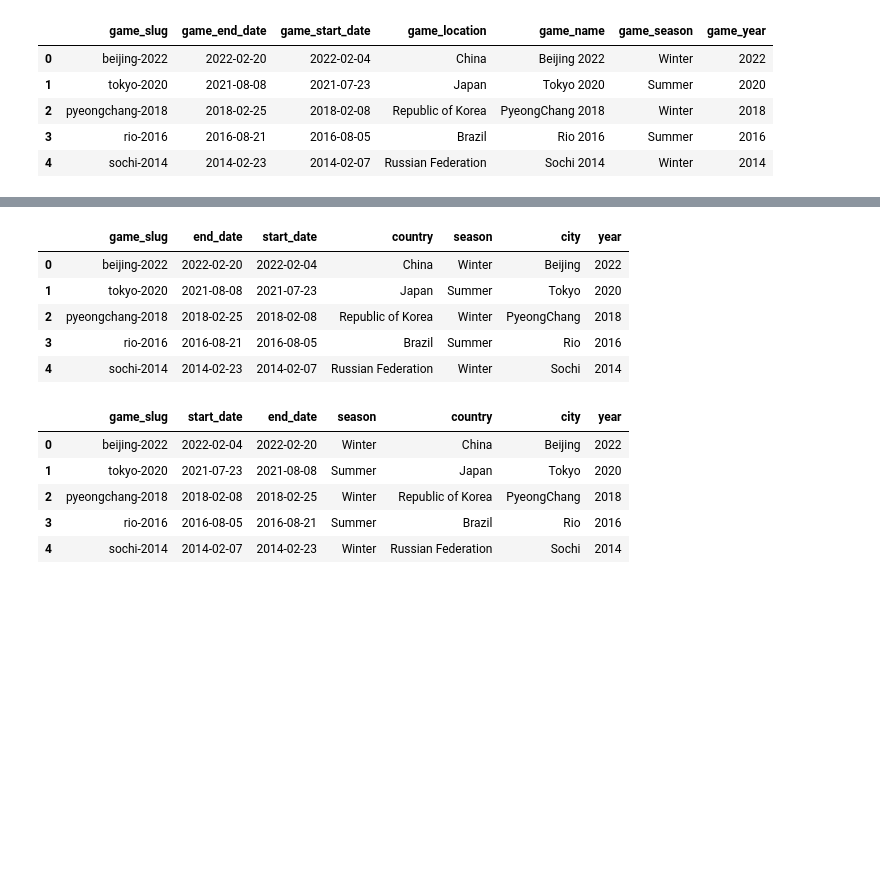
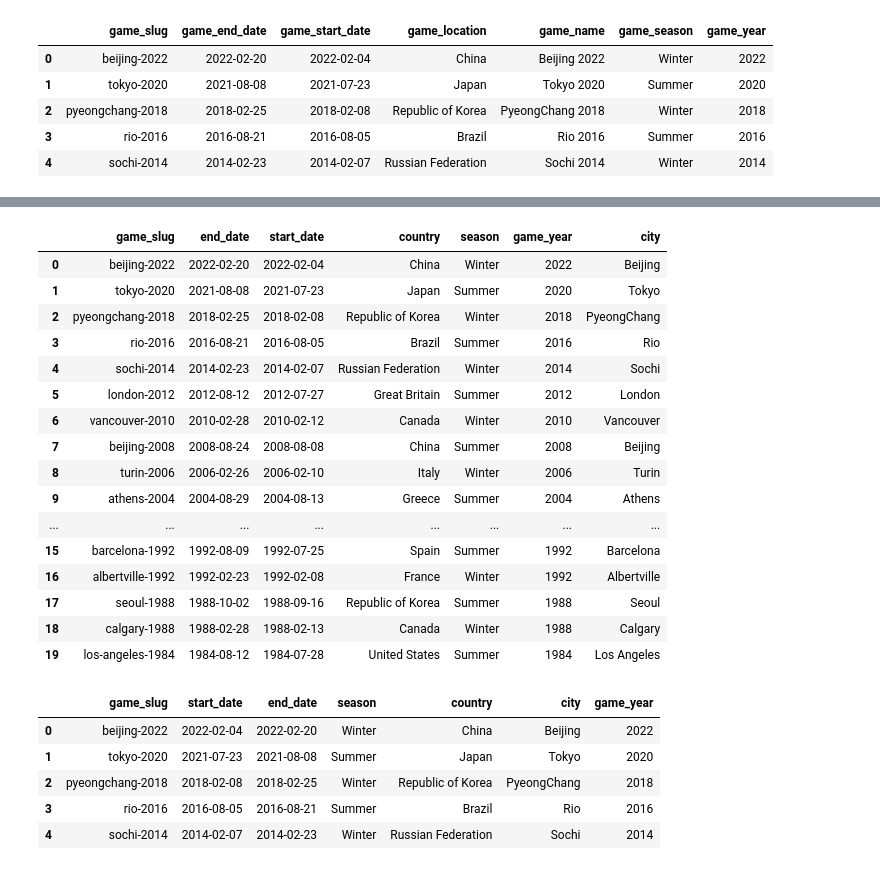
Before and after one commit to paoloarciaga/Olympics_Data_Engineering, a Jupyter notebook: Olympic_Files/Hosts_Cleaned.ipynb, the cells around one changed output, grey strips where cells are left out. Cells and saved outputs as stored; diff of their text form; code cells hidden in the pictures; blank space fills up the shorter version.

```diff
--- a/Olympic_Files/Hosts_Cleaned.ipynb
+++ b/Olympic_Files/Hosts_Cleaned.ipynb
@@ -38,6 +38,12 @@ host_data.head()
 # Create new columns for city and year
 host_data[['city', 'year']] = host_data['game_name'].str.split(' ', n=1, expand=True)
 
-# Display the first few rows
-host_data.head()
+# Merge back the remaining parts of the city name
+host_data['city'] = host_data.apply(lambda x: ' '.join([x['city'], x['year']]), axis=1)
+
+# Drop the 'year' column
+host_data.drop('year', axis=1, inplace=True)
+
+# Display the modified DataFrame
+host_data.head(20)
 # %% [output]
@@ -49,0 +67,6 @@ host_data.head()
+# %%
+# Split the city and year in the 'city' column
+host_data[['city', 'year']] = host_data['game_name'].str.rsplit(' ', n=1, expand=True)
+
+# Display the modified DataFrame
+host_data.head(20)
@@ -50,7 +91,7 @@ host_data.head()
 # %%
 # Drop unwanted columns
-host_data.drop(['game_name', 'game_year'], axis=1, inplace=True)
+host_data.drop(['game_name', 'year'], axis=1, inplace=True)
 
 # Display the first few rows
-host_data.head()
+host_data.head(30)
 # %% [output]
@@ -63,26 +115,37 @@ host_data.head()
 # %%
 # Rename columns
 host_data.rename(columns={'game_end_date': 'end_date',
                           'game_start_date': 'start_date',
                           'game_location': 'country',
                           'game_season': 'season'}, inplace=True)
 
 # Display the first few rows
-host_data.head()
+host_data.head(20)
 # %% [output]
-|  | game_slug | end_date | start_date | country | season | city | year |
-| 0 | beijing-2022 | 2022-02-20 | 2022-02-04 | China | Winter | Beijing | 2022 |
-| 1 | tokyo-2020 | 2021-08-08 | 2021-07-23 | Japan | Summer | Tokyo | 2020 |
-| 2 | pyeongchang-2018 | 2018-02-25 | 2018-02-08 | Republic of Korea | Winter | PyeongChang | 2018 |
-| 3 | rio-2016 | 2016-08-21 | 2016-08-05 | Brazil | Summer | Rio | 2016 |
-| 4 | sochi-2014 | 2014-02-23 | 2014-02-07 | Russian Federation | Winter | Sochi | 2014 |
+|  | game_slug | end_date | start_date | country | season | game_year | city |
+| 0 | beijing-2022 | 2022-02-20 | 2022-02-04 | China | Winter | 2022 | Beijing |
+| 1 | tokyo-2020 | 2021-08-08 | 2021-07-23 | Japan | Summer | 2020 | Tokyo |
+| 2 | pyeongchang-2018 | 2018-02-25 | 2018-02-08 | Republic of Korea | Winter | 2018 | PyeongChang |
+| 3 | rio-2016 | 2016-08-21 | 2016-08-05 | Brazil | Summer | 2016 | Rio |
+| 4 | sochi-2014 | 2014-02-23 | 2014-02-07 | Russian Federation | Winter | 2014 | Sochi |
+| 5 | london-2012 | 2012-08-12 | 2012-07-27 | Great Britain | Summer | 2012 | London |
+| 6 | vancouver-2010 | 2010-02-28 | 2010-02-12 | Canada | Winter | 2010 | Vancouver |
+| 7 | beijing-2008 | 2008-08-24 | 2008-08-08 | China | Summer | 2008 | Beijing |
+| 8 | turin-2006 | 2006-02-26 | 2006-02-10 | Italy | Winter | 2006 | Turin |
+| 9 | athens-2004 | 2004-08-29 | 2004-08-13 | Greece | Summer | 2004 | Athens |
+| ... | ... | ... | ... | ... | ... | ... | ... |
+| 15 | barcelona-1992 | 1992-08-09 | 1992-07-25 | Spain | Summer | 1992 | Barcelona |
+| 16 | albertville-1992 | 1992-02-23 | 1992-02-08 | France | Winter | 1992 | Albertville |
+| 17 | seoul-1988 | 1988-10-02 | 1988-09-16 | Republic of Korea | Summer | 1988 | Seoul |
+| 18 | calgary-1988 | 1988-02-28 | 1988-02-13 | Canada | Winter | 1988 | Calgary |
+| 19 | los-angeles-1984 | 1984-08-12 | 1984-07-28 | United States | Summer | 1984 | Los Angeles |
 # %%
 # Reorder columns
-host_cleaned = host_data[['game_slug', 'start_date', 'end_date', 'season', 'country', 'city', 'year']]
+host_cleaned = host_data[['game_slug', 'start_date', 'end_date', 'season', 'country', 'city', 'game_year']]
 
 host_cleaned.head()
 # %% [output]
-|  | game_slug | start_date | end_date | season | country | city | year |
+|  | game_slug | start_date | end_date | season | country | city | game_year |
 | 0 | beijing-2022 | 2022-02-04 | 2022-02-20 | Winter | China | Beijing | 2022 |
 | 1 | tokyo-2020 | 2021-07-23 | 2021-08-08 | Summer | Japan | Tokyo | 2020 |
 | 2 | pyeongchang-2018 | 2018-02-08 | 2018-02-25 | Winter | Republic of Korea | PyeongChang | 2018 |
```
Also changed, not shown: parts of 3 cells of this notebook, 1 other file.
